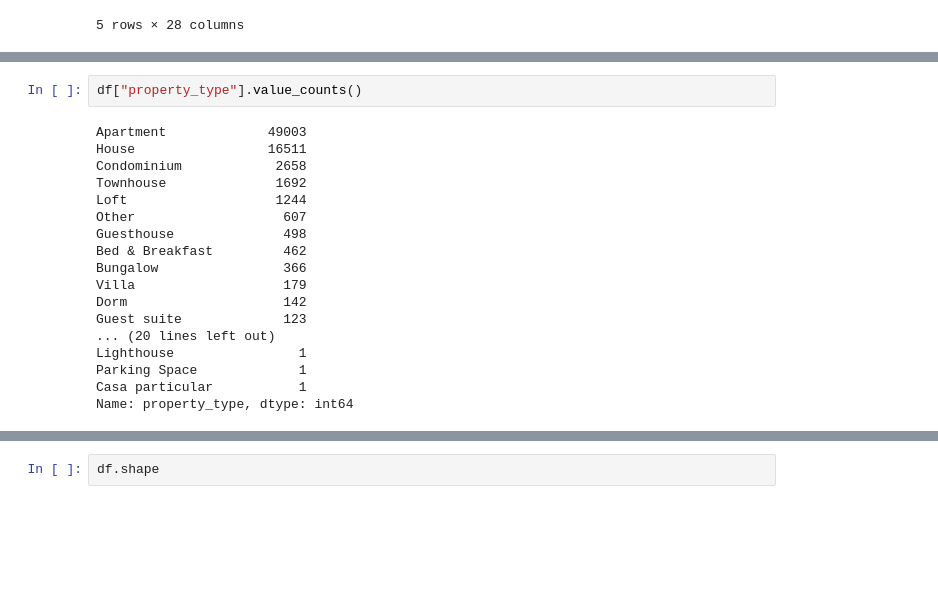
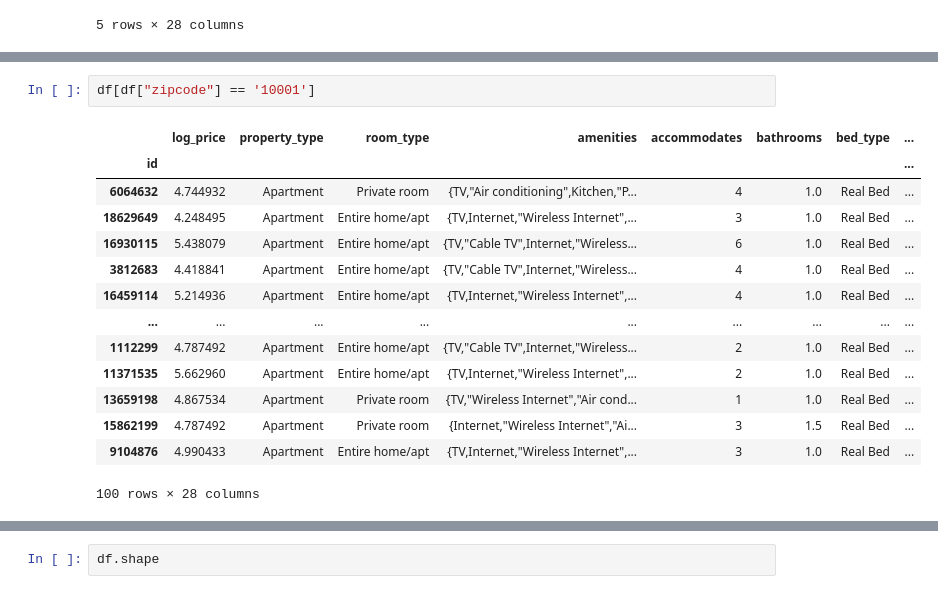
Before and after one commit to ft-airbnb-price-01/AirBnB-Optimal-Price, a Jupyter notebook: EDA/EDA_Andrew.ipynb, the cells around one changed output, grey strips where cells are left out. Drawn from its saved outputs; the diff is of its cells as text; blank space fills up the shorter version.

```diff
--- a/EDA/EDA_Andrew.ipynb
+++ b/EDA/EDA_Andrew.ipynb
@@ -19,22 +19,19 @@ df["property_type"].nunique()
 # %% [output]
 35
-# %%
-df["property_type"].value_counts()
-# %% [output]
-Apartment             49003
-House                 16511
-Condominium            2658
-Townhouse              1692
-Loft                   1244
-Other                   607
-Guesthouse              498
-Bed & Breakfast         462
-Bungalow                366
-Villa                   179
-Dorm                    142
-Guest suite             123
-... (20 lines left out)
-Lighthouse                1
-Parking Space             1
-Casa particular           1
-Name: property_type, dtype: int64
+# %%
+df[df["zipcode"] == '10001']
+# %% [output]
+|  | log_price | property_type | room_type | amenities | accommodates | bathrooms | bed_type | ... |
+| id |  |  |  |  |  |  |  | ... |
+| 6064632 | 4.744932 | Apartment | Private room | {TV,"Air conditioning",Kitchen,"P... | 4 | 1.0 | Real Bed | ... |
+| 18629649 | 4.248495 | Apartment | Entire home/apt | {TV,Internet,"Wireless Internet",... | 3 | 1.0 | Real Bed | ... |
+| 16930115 | 5.438079 | Apartment | Entire home/apt | {TV,"Cable TV",Internet,"Wireless... | 6 | 1.0 | Real Bed | ... |
+| 3812683 | 4.418841 | Apartment | Entire home/apt | {TV,"Cable TV",Internet,"Wireless... | 4 | 1.0 | Real Bed | ... |
+| 16459114 | 5.214936 | Apartment | Entire home/apt | {TV,Internet,"Wireless Internet",... | 4 | 1.0 | Real Bed | ... |
+| ... | ... | ... | ... | ... | ... | ... | ... | ... |
+| 1112299 | 4.787492 | Apartment | Entire home/apt | {TV,"Cable TV",Internet,"Wireless... | 2 | 1.0 | Real Bed | ... |
+| 11371535 | 5.662960 | Apartment | Entire home/apt | {TV,Internet,"Wireless Internet",... | 2 | 1.0 | Real Bed | ... |
+| 13659198 | 4.867534 | Apartment | Private room | {TV,"Wireless Internet","Air cond... | 1 | 1.0 | Real Bed | ... |
+| 15862199 | 4.787492 | Apartment | Private room | {Internet,"Wireless Internet","Ai... | 3 | 1.5 | Real Bed | ... |
+| 9104876 | 4.990433 | Apartment | Entire home/apt | {TV,Internet,"Wireless Internet",... | 3 | 1.0 | Real Bed | ... |
+100 rows × 28 columns
```
Also changed, not shown: parts of 2 cells of this notebook, 1 other file.
